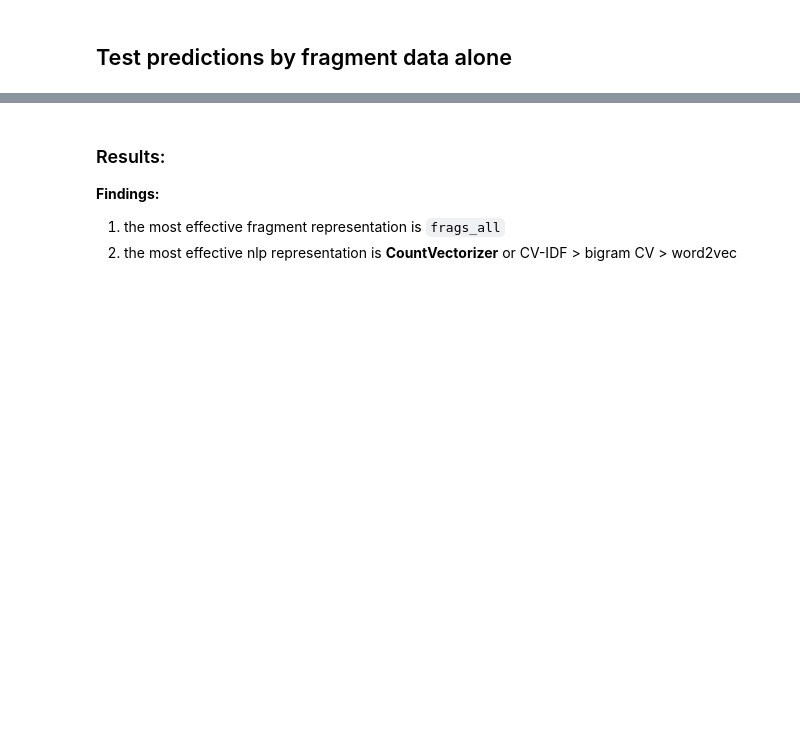
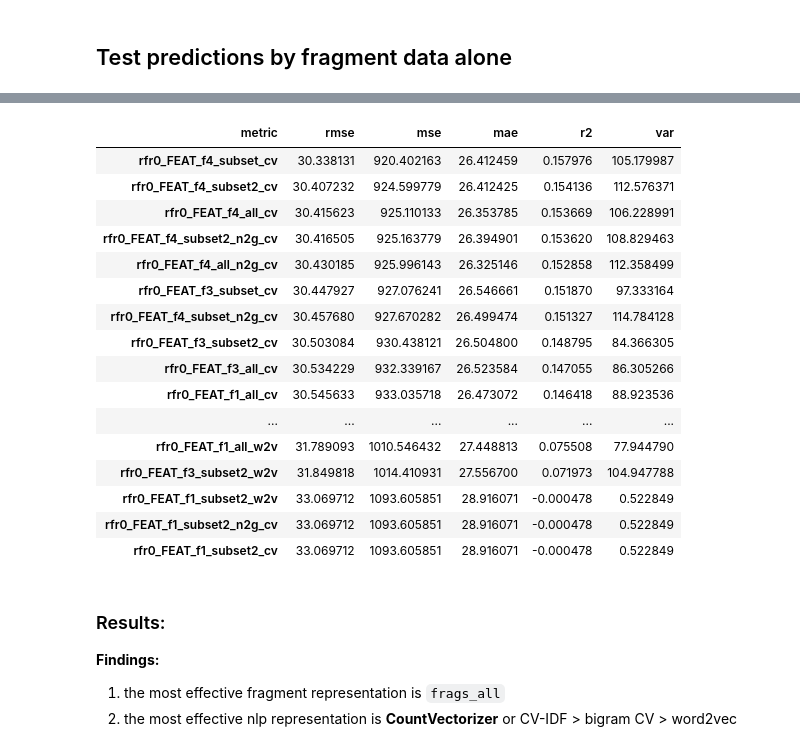
Before and after one commit to mitchism/bioavailability-ML-prediction, a Jupyter notebook: 08 - ML Trial 3.ipynb, the cells around one changed output, grey strips where cells are left out. Drawn from its saved outputs; the diff is of its cells as text; code cells hidden in the pictures; blank space fills up the shorter version.

Commit message:
Updates NB6 plus some other minor changes
Major update to NB6, update NB1, NB3, NB8, NB9. Adds files written in NB6 - drug_dict__final, frag_dict__final, bioavailabilityData_w_Frags__final.

```diff
--- a/08 - ML Trial 3.ipynb
+++ b/08 - ML Trial 3.ipynb
@@ -74,28 +406,8 @@ test_subset = data_wLabels.select(['Name','BA_pct','MolWt','MolLogP','TPSA',
+# %%
+test_subset = data_wLabels.select(['Name','BA_pct','label1','label2','label3a','label3b',
+                                   'label_cat1_index','label_cat2_index','label_cat3_index','label_cat4_index','label_QD5',
+                                   'frags_all','frags_better','frags_best','frags_efgs','frags_brics',
+                                   'frags3_all','fragments3_subset','fragments3_subset2',
+                                   'frags4_all','fragments4_subset','fragments4_subset2'])
 # %%
 from pyspark.ml.feature import NGram,Word2Vec,CountVectorizer,HashingTF,IDF
-# %%
-''' # Fragments NLP processing  - NEW -
-'''
-
-from pyspark.ml.feature import NGram,Word2Vec,CountVectorizer,HashingTF,IDF
-
-fragment_types = ['frags_all','frags_better','frags_best','frags_efgs','frags_brics']
-test_subset_nlp = test_subset
-for frag_type in fragment_types:
-
-
-    #output_name_level1 = f"nlp_{frag_type}"
-    frag_type_short = frag_type.replace('frags_','')
-
-    cv = CountVectorizer(inputCol=frag_type, outputCol=f"{frag_type_short}_cv", minDF=2.0)
-    cv_idf = IDF(inputCol=f"{frag_type_short}_cv", outputCol=f"{frag_type_short}_cv_idf")
-
-    w2v = Word2Vec(inputCol=frag_type, outputCol=f"{frag_type_short}_w2v")
-
-    n2gram = NGram(n=2, inputCol=frag_type, outputCol=f"{frag_type_short}_n2g")
-    n2gram_cv = CountVectorizer(inputCol=f"{frag_type_short}_n2g", outputCol=f"{frag_type_short}_n2g_cv", minDF=2.0)
-    n2gram_cv_idf = IDF(inputCol=f"{frag_type_short}_n2g_cv", outputCol=f"{frag_type_short}_n2g_cv_idf")
-
-
-    nlp_pipeline = Pipeline(stages=[cv,cv_idf,w2v,n2gram,n2gram_cv,n2gram_cv_idf])
-    test_subset_nlp = nlp_pipeline.fit(test_subset_nlp).transform(test_subset_nlp)
@@ -225,0 +646,7 @@ eval_df
+# %%
+test_subset_final = test_subset_nlpFeatures.select(['Name','BA_pct',
+                                                    'FEAT_f1_all_cv', 'FEAT_f1_all_w2v', 'FEAT_f1_all_n2g_cv',
+                                                    'FEAT_f1_subset_cv', 'FEAT_f1_subset_w2v', 'FEAT_f1_subset_n2g_cv', 'FEAT_f1_subset2_cv', 'FEAT_f1_subset2_w2v', 'FEAT_f1_subset2_n2g_cv', 'FEAT_f3_all_cv', 'FEAT_f3_all_w2v', 'FEAT_f3_all_n2g_cv', 'FEAT_f3_subset_cv', 'FEAT_f3_subset_w2v', 'FEAT_f3_subset_n2g_cv', 'FEAT_f3_subset2_cv', 'FEAT_f3_subset2_w2v', 'FEAT_f3_subset2_n2g_cv', 'FEAT_f4_all_cv', 'FEAT_f4_all_w2v', 'FEAT_f4_all_n2g_cv', 'FEAT_f4_subset_cv', 'FEAT_f4_subset_w2v', 'FEAT_f4_subset_n2g_cv',
+                                                    'FEAT_f4_subset2_cv', 'FEAT_f4_subset2_w2v', 'FEAT_f4_subset2_n2g_cv'])
+
+(training,testing) = test_subset_final.randomSplit([0.7,0.3])
@@ -226,3 +726,26 @@ eval_df
+# %%
+# best features in terms of r2:
+testx = eval_df.set_index('metric')
+testx = testx.transpose()
+testx.sort_values(by=['r2'],ascending=False)
+# %% [output]
+| metric | rmse | mse | mae | r2 | var |
+| rfr0_FEAT_f4_subset_cv | 30.338131 | 920.402163 | 26.412459 | 0.157976 | 105.179987 |
+| rfr0_FEAT_f4_subset2_cv | 30.407232 | 924.599779 | 26.412425 | 0.154136 | 112.576371 |
+| rfr0_FEAT_f4_all_cv | 30.415623 | 925.110133 | 26.353785 | 0.153669 | 106.228991 |
+| rfr0_FEAT_f4_subset2_n2g_cv | 30.416505 | 925.163779 | 26.394901 | 0.153620 | 108.829463 |
+| rfr0_FEAT_f4_all_n2g_cv | 30.430185 | 925.996143 | 26.325146 | 0.152858 | 112.358499 |
+| rfr0_FEAT_f3_subset_cv | 30.447927 | 927.076241 | 26.546661 | 0.151870 | 97.333164 |
+| rfr0_FEAT_f4_subset_n2g_cv | 30.457680 | 927.670282 | 26.499474 | 0.151327 | 114.784128 |
+| rfr0_FEAT_f3_subset2_cv | 30.503084 | 930.438121 | 26.504800 | 0.148795 | 84.366305 |
+| rfr0_FEAT_f3_all_cv | 30.534229 | 932.339167 | 26.523584 | 0.147055 | 86.305266 |
+| rfr0_FEAT_f1_all_cv | 30.545633 | 933.035718 | 26.473072 | 0.146418 | 88.923536 |
+| ... | ... | ... | ... | ... | ... |
+| rfr0_FEAT_f1_all_w2v | 31.789093 | 1010.546432 | 27.448813 | 0.075508 | 77.944790 |
+| rfr0_FEAT_f3_subset2_w2v | 31.849818 | 1014.410931 | 27.556700 | 0.071973 | 104.947788 |
+| rfr0_FEAT_f1_subset2_w2v | 33.069712 | 1093.605851 | 28.916071 | -0.000478 | 0.522849 |
+| rfr0_FEAT_f1_subset2_n2g_cv | 33.069712 | 1093.605851 | 28.916071 | -0.000478 | 0.522849 |
+| rfr0_FEAT_f1_subset2_cv | 33.069712 | 1093.605851 | 28.916071 | -0.000478 | 0.522849 |
 # %% [markdown]
 ### Results:
 **Findings:**
```
Also changed, not shown: parts of 43 cells of this notebook, 6 other files.
